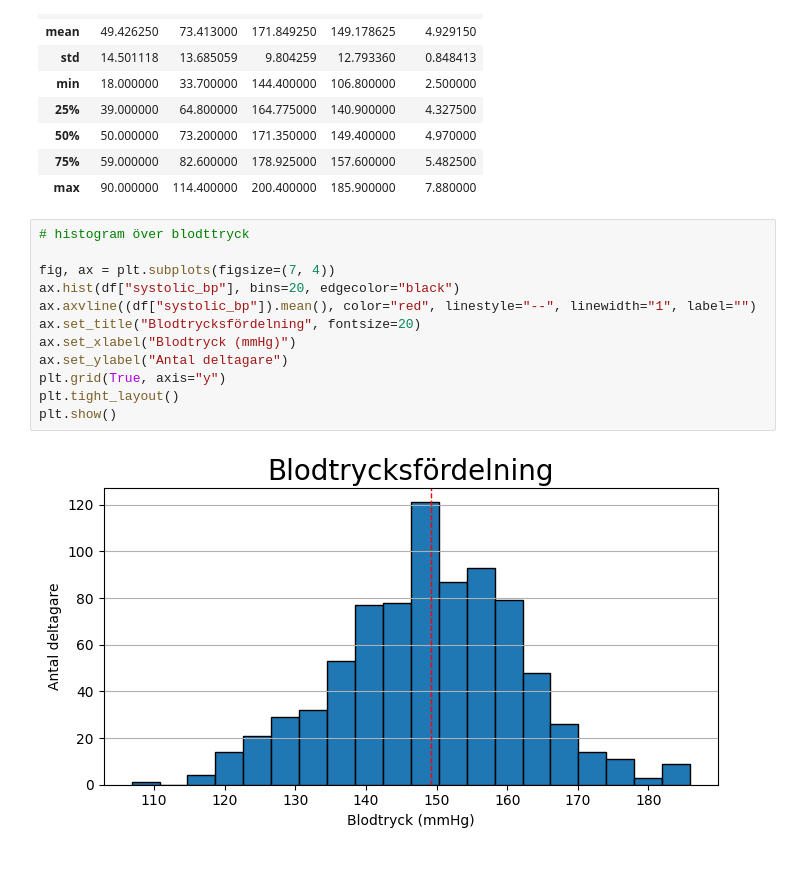
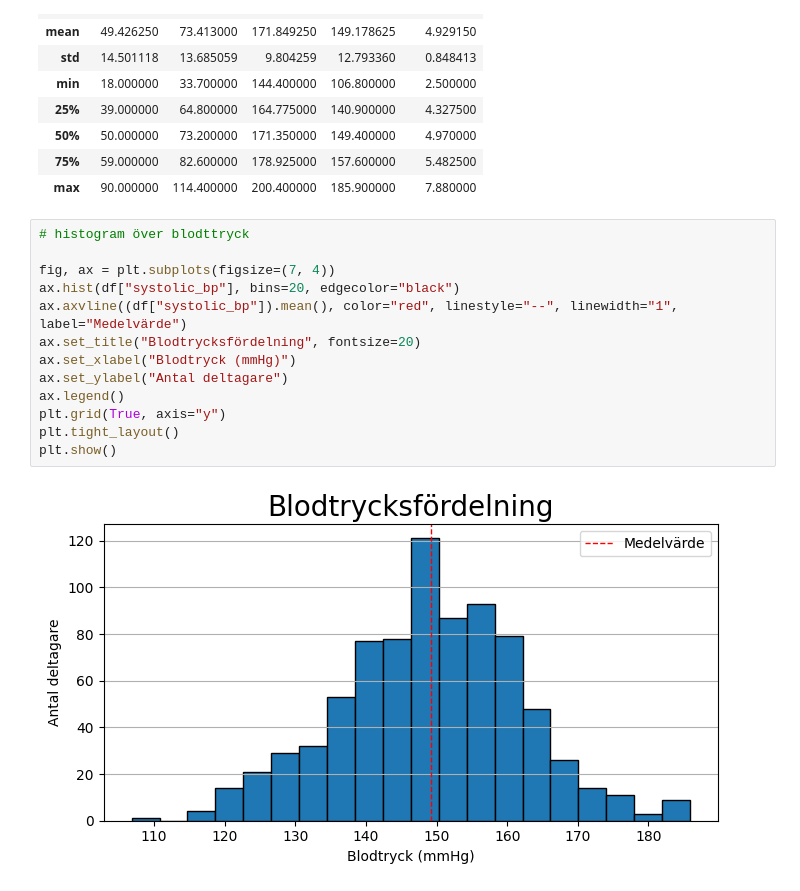
Before and after one commit to MagdalenaPersson/health-study, a Jupyter notebook: report.ipynb, the cells around one changed output. Saved outputs shown, nothing was run; the diff lists cells and outputs as text.

Commit message:
added hist over systolic_bp

```diff
--- a/report.ipynb
+++ b/report.ipynb
@@ -101,14 +101,15 @@ display(df[["age", "weight", "height", "systolic_bp", "cholesterol"]].describe()
 # %%
 # histogram över blodttryck
 
 fig, ax = plt.subplots(figsize=(7, 4))
 ax.hist(df["systolic_bp"], bins=20, edgecolor="black")
-ax.axvline((df["systolic_bp"]).mean(), color="red", linestyle="--", linewidth="1", label="")
+ax.axvline((df["systolic_bp"]).mean(), color="red", linestyle="--", linewidth="1", label="Medelvärde")
 ax.set_title("Blodtrycksfördelning", fontsize=20)
 ax.set_xlabel("Blodtryck (mmHg)")
 ax.set_ylabel("Antal deltagare")
+ax.legend()
 plt.grid(True, axis="y")
 plt.tight_layout()
 plt.show()
 # %% [output]
-[figure, old version]
+[figure, new version]
```
